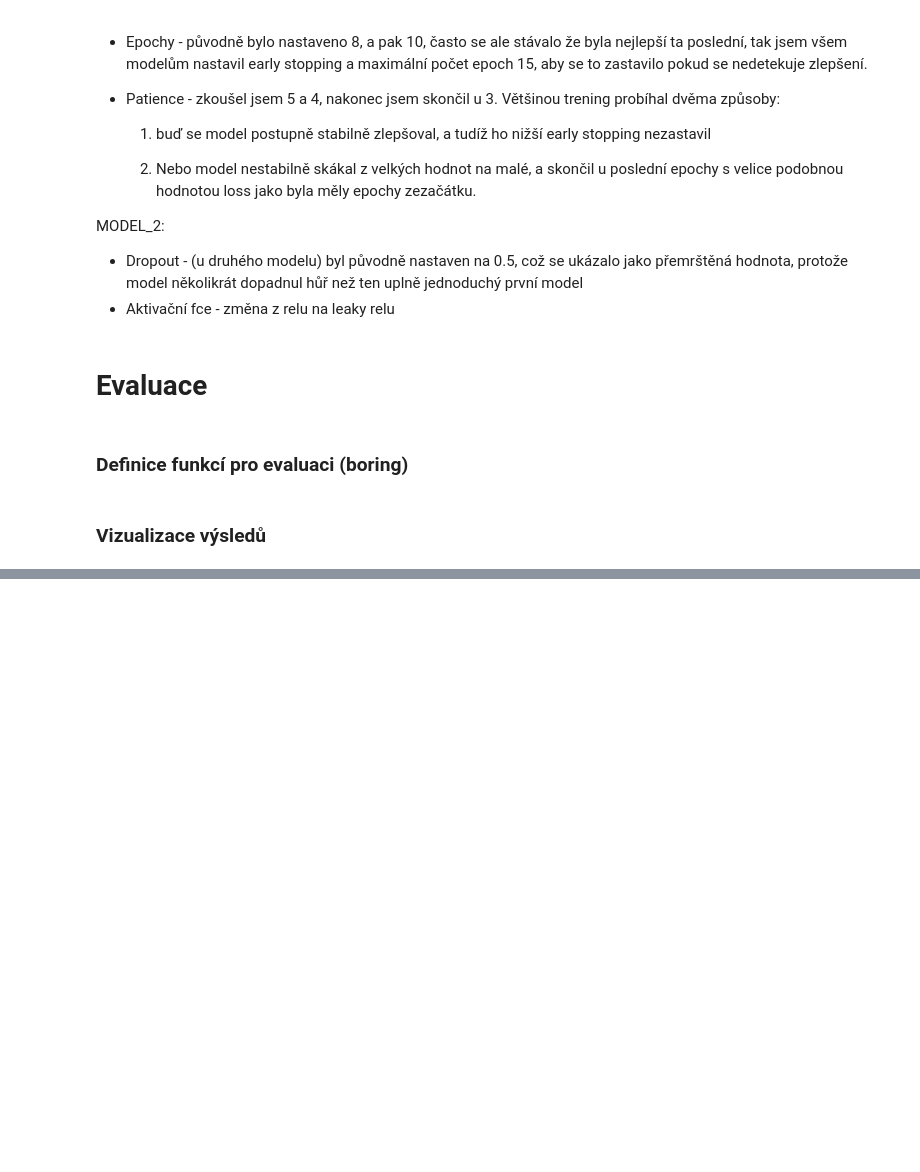
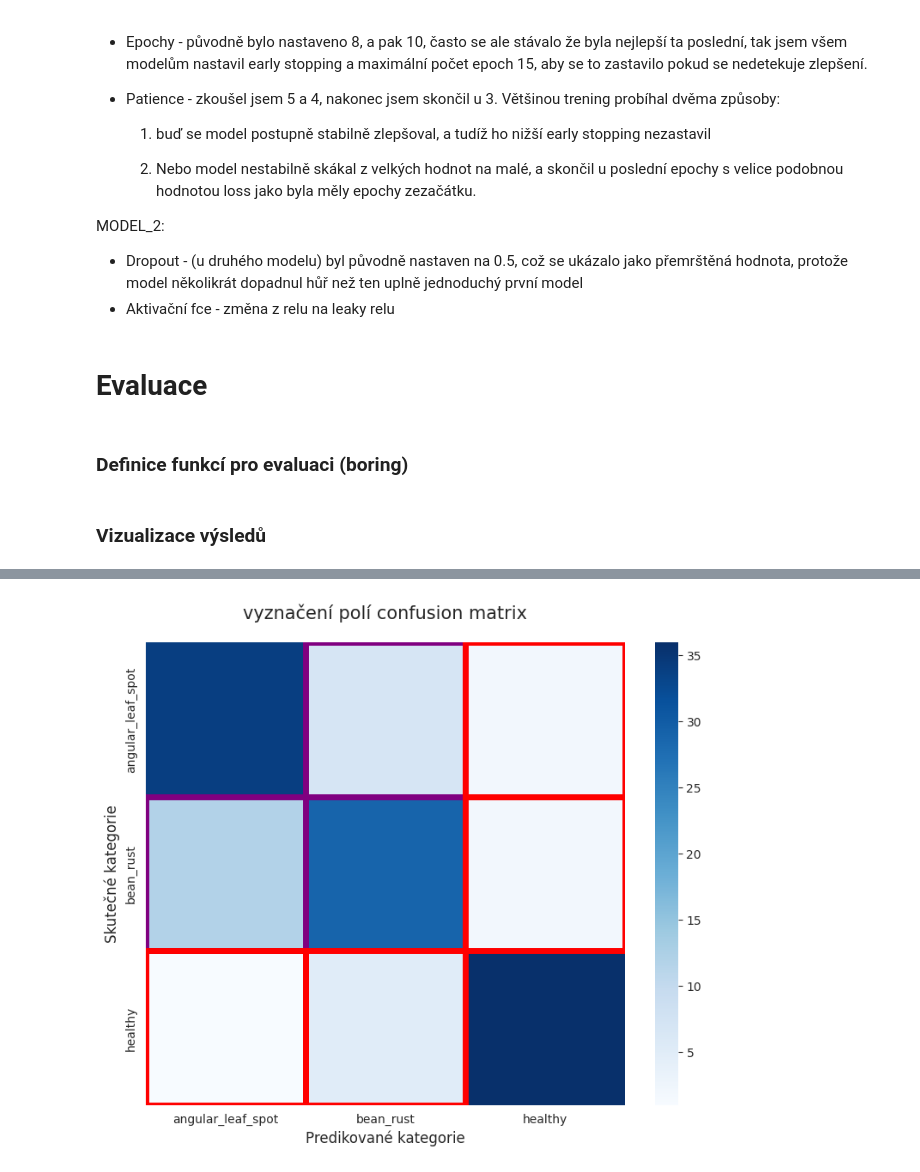
Before and after one commit to m-pydych/Beans_ML, a Jupyter notebook: beans.ipynb, the cells around one changed output, grey strips where cells are left out. Drawn from its saved outputs; the diff is of its cells as text; code cells hidden in the pictures; blank space fills up the shorter version.

```diff
--- a/beans.ipynb
+++ b/beans.ipynb
@@ -729,0 +806,4 @@ arch_vAc_tAc_tLoss_table()
+# %%
+barevne_vyznaceni()
+# %% [output]
+[figure, added]
```
Also changed, not shown: parts of 31 cells of this notebook.
